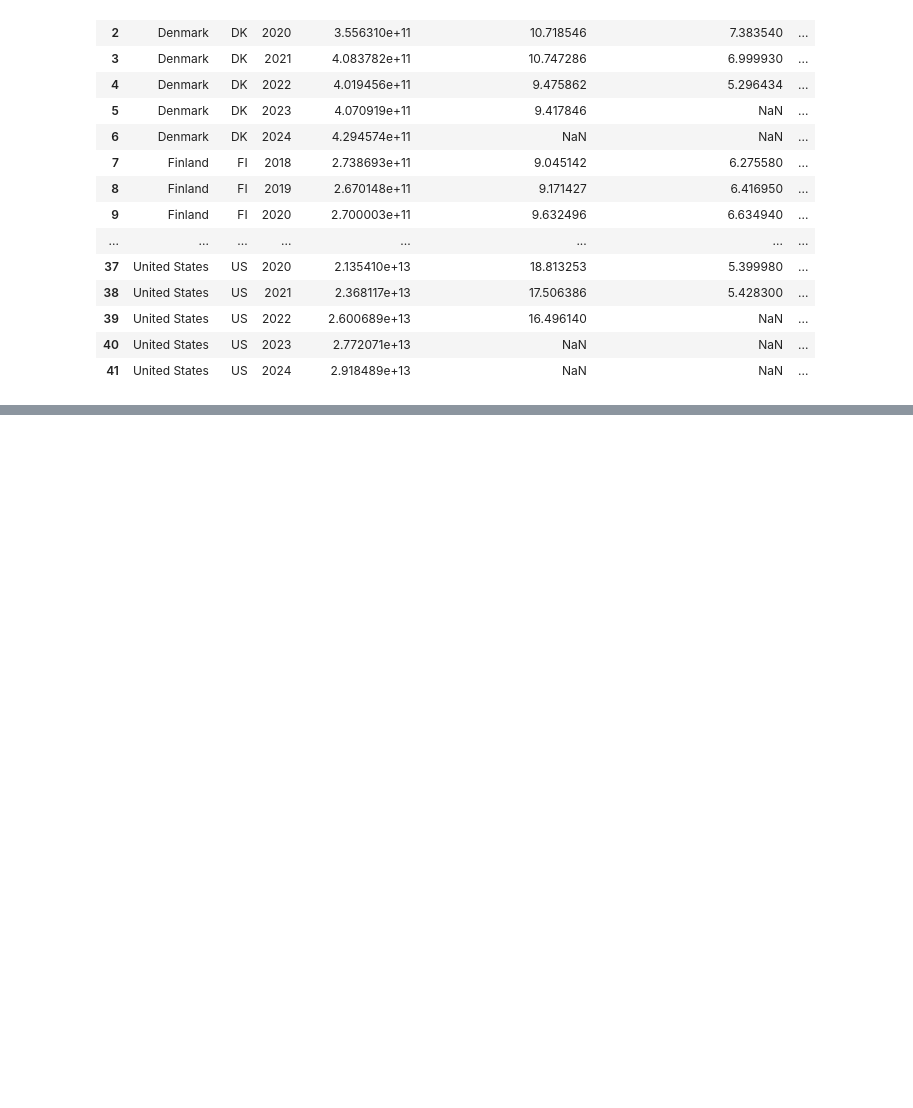
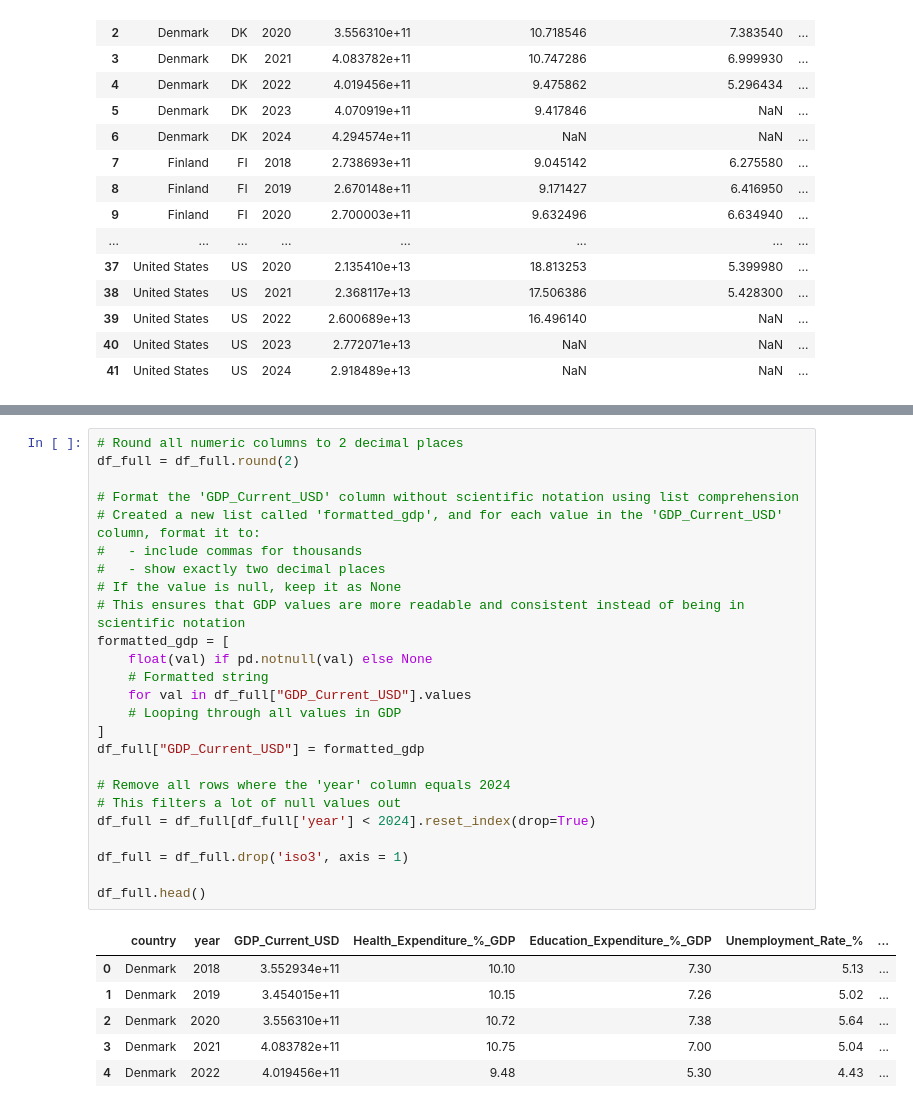
Before and after one commit to LSE-ME204/me204-2025-project-jayden, a Jupyter notebook: notebooks/NB02-data-processing.ipynb, the cells around one changed output, grey strips where cells are left out. Drawn from its saved outputs; the diff is of its cells as text; blank space fills up the shorter version.

```diff
--- a/notebooks/NB02-data-processing.ipynb
+++ b/notebooks/NB02-data-processing.ipynb
@@ -72,0 +85,32 @@ df_full
+# %%
+# Round all numeric columns to 2 decimal places
+df_full = df_full.round(2)
+
+# Format the 'GDP_Current_USD' column without scientific notation using list comprehension
+# Created a new list called 'formatted_gdp', and for each value in the 'GDP_Current_USD' column, format it to:
+#   - include commas for thousands
+#   - show exactly two decimal places
+# If the value is null, keep it as None
+# This ensures that GDP values are more readable and consistent instead of being in scientific notation
+formatted_gdp = [
+    float(val) if pd.notnull(val) else None
+    # Formatted string
+    for val in df_full["GDP_Current_USD"].values
+    # Looping through all values in GDP
+]
+df_full["GDP_Current_USD"] = formatted_gdp
+
+# Remove all rows where the 'year' column equals 2024
+# This filters a lot of null values out
+df_full = df_full[df_full['year'] < 2024].reset_index(drop=True)
+
+df_full = df_full.drop('iso3', axis = 1)
+
+df_full.head()
+# %% [output]
+|  | country | year | GDP_Current_USD | Health_Expenditure_%_GDP | Education_Expenditure_%_GDP | Unemployment_Rate_% | ... |
+| 0 | Denmark | 2018 | 3.552934e+11 | 10.10 | 7.30 | 5.13 | ... |
+| 1 | Denmark | 2019 | 3.454015e+11 | 10.15 | 7.26 | 5.02 | ... |
+| 2 | Denmark | 2020 | 3.556310e+11 | 10.72 | 7.38 | 5.64 | ... |
+| 3 | Denmark | 2021 | 4.083782e+11 | 10.75 | 7.00 | 5.04 | ... |
+| 4 | Denmark | 2022 | 4.019456e+11 | 9.48 | 5.30 | 4.43 | ... |
```
Also changed, not shown: parts of 18 cells of this notebook, 2 other files.
